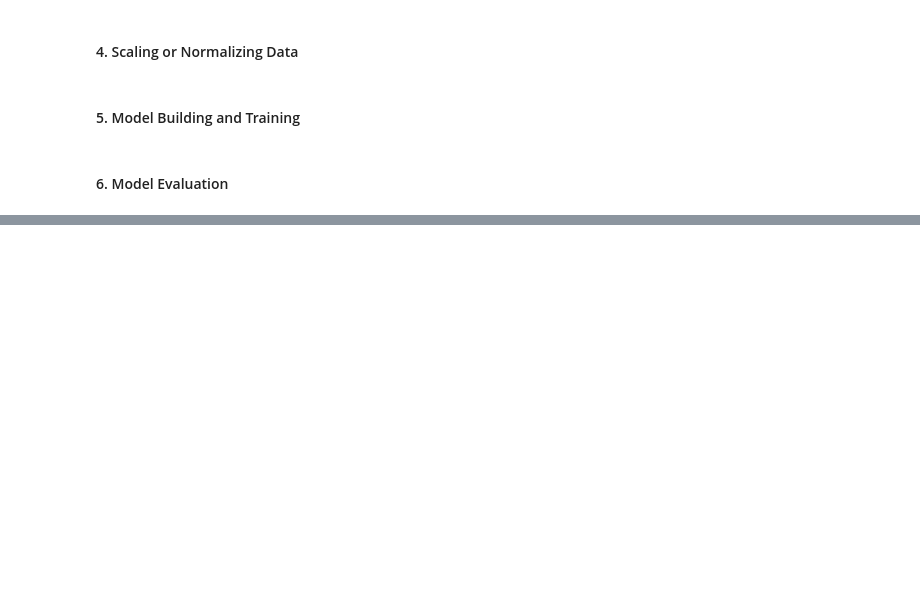
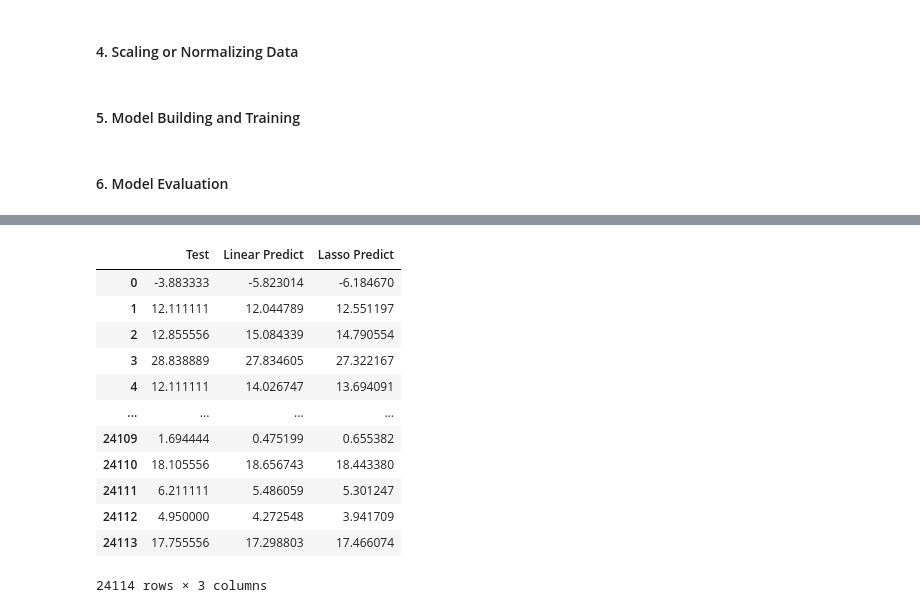
Before and after one commit to haroldeustaquio/Machine-Learning, a Jupyter notebook: Regression/Weather-in-Szeged/test.ipynb, the cells around one changed output, grey strips where cells are left out. Cells and saved outputs as stored; diff of their text form; code cells hidden in the pictures; blank space fills up the shorter version.

```diff
--- a/Regression/Weather-in-Szeged/test.ipynb
+++ b/Regression/Weather-in-Szeged/test.ipynb
@@ -63,3 +97,17 @@ pd.DataFrame(info, columns=['model','r2','rmse','mae'])
 # %%
 combined_array = np.hstack([y_test.values.reshape(-1,1), df_pred[0], df_pred[1]])
-pd.DataFrame(combined_array)
+pd.DataFrame(combined_array,columns=['Test','Linear Predict','Lasso Predict'])
+# %% [output]
+|  | Test | Linear Predict | Lasso Predict |
+| 0 | -3.883333 | -5.823014 | -6.184670 |
+| 1 | 12.111111 | 12.044789 | 12.551197 |
+| 2 | 12.855556 | 15.084339 | 14.790554 |
+| 3 | 28.838889 | 27.834605 | 27.322167 |
+| 4 | 12.111111 | 14.026747 | 13.694091 |
+| ... | ... | ... | ... |
+| 24109 | 1.694444 | 0.475199 | 0.655382 |
+| 24110 | 18.105556 | 18.656743 | 18.443380 |
+| 24111 | 6.211111 | 5.486059 | 5.301247 |
+| 24112 | 4.950000 | 4.272548 | 3.941709 |
+| 24113 | 17.755556 | 17.298803 | 17.466074 |
+24114 rows × 3 columns
```
Also changed, not shown: parts of 5 cells of this notebook.
